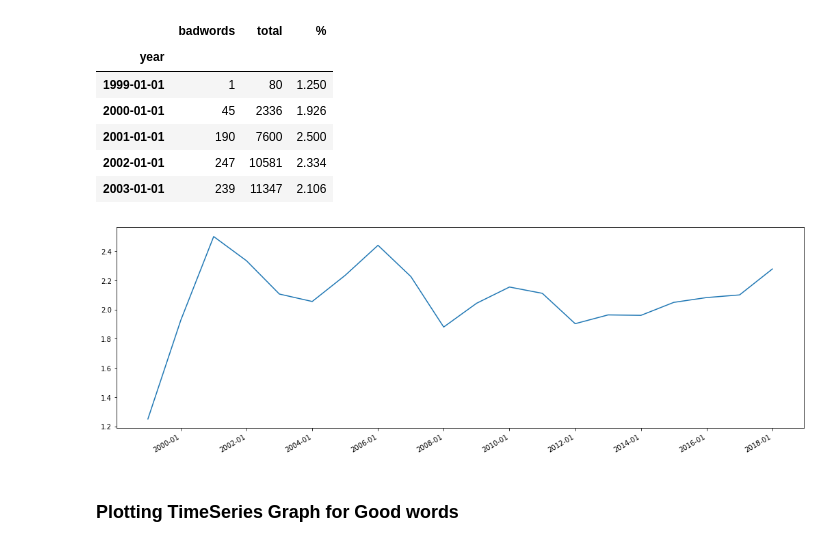
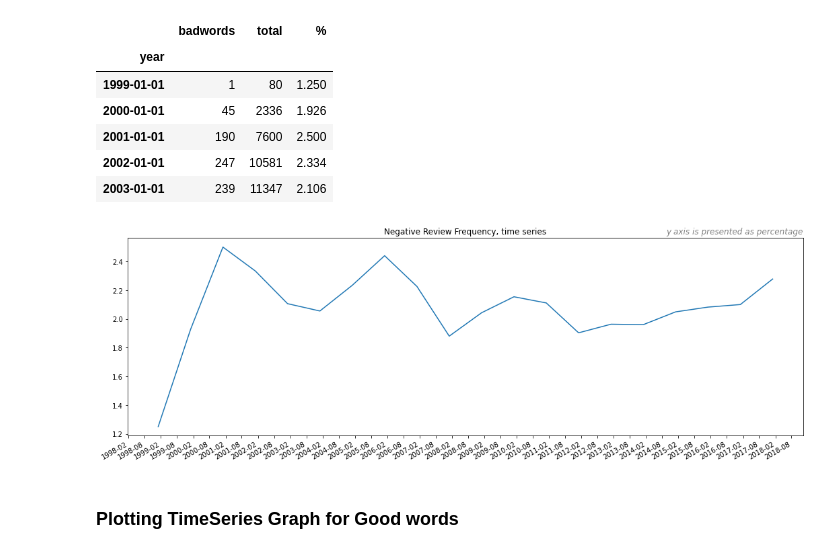
Before and after one commit to zejiachen9912/VoiceofCustomer_HasBro, a Jupyter notebook: noteBook/Sentimental Analysis + Time Series Top Words Frequency Plotting.ipynb, the cells around one changed output. Saved outputs shown, nothing was run; the diff lists cells and outputs as text; code cells hidden in the pictures.

Commit message:
Version_2.0
Updates: small updates on the plots

```diff
--- a/noteBook/Sentimental Analysis + Time Series Top Words Frequency Plotting.ipynb
+++ b/noteBook/Sentimental Analysis + Time Series Top Words Frequency Plotting.ipynb
@@ -271,19 +271,22 @@ negReviewVecDFGroupBy.head()
 | 2003-01-01 | 239 | 11347 | 2.106 |
 # %%
 fig, ax = plt.subplots(figsize=(18, 6))
+plt.title("Negative Review Frequency, time series")
+plt.title("y axis is presented as percentage", loc='right', fontsize=12, color='grey', style='italic')
 
 half_year_locator = mdates.MonthLocator(interval=6)
 year_month_formatter = mdates.DateFormatter("%Y-%m") # four digits for year, two for month
 
-ax.xaxis.set_major_formatter(year_month_formatter)
+ax.xaxis.set_major_locator(half_year_locator)
+ax.xaxis.set_major_formatter(year_month_formatter) # formatter for major axis only
 
 ax.plot(negReviewVecDFGroupBy['%']);
 
 # Rotates and right aligns the x labels.
 # Also moves the bottom of the axes up to make room for them.
 fig.autofmt_xdate()
 # %% [output]
-[figure, old version]
+[figure, new version]
 # %% [markdown]
 ### Plotting TimeSeries Graph for Good words
 # %%
```
Also changed, not shown: parts of 1 cell of this notebook, 5 other files.
